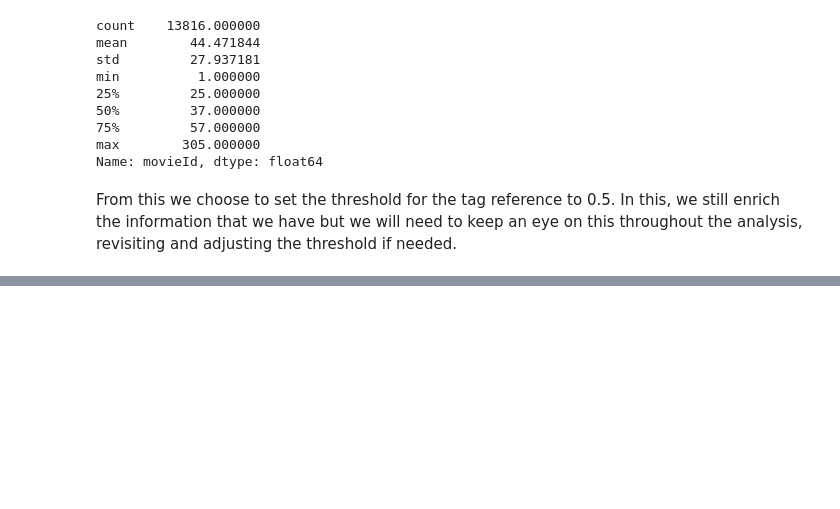
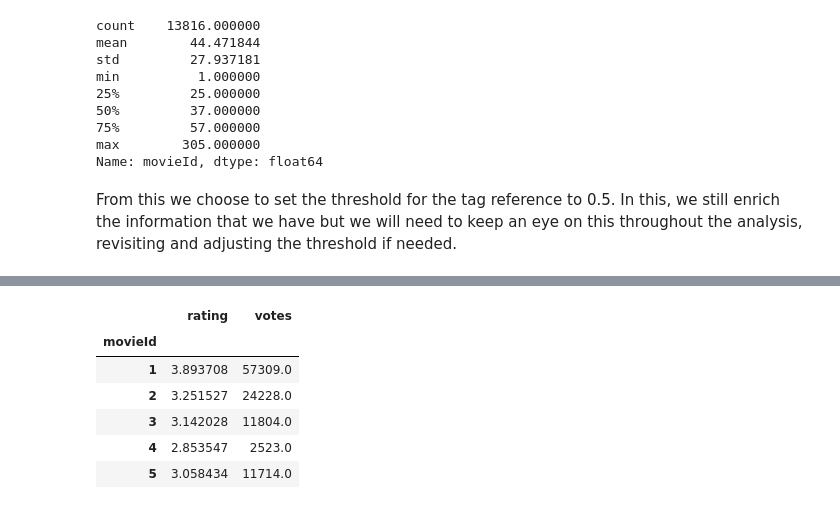
Before and after one commit to jh2048/movie_recommender, a Jupyter notebook: notebooks/collaborative_recommender.ipynb, the cells around one changed output, grey strips where cells are left out. Drawn from its saved outputs; the diff is of its cells as text; code cells hidden in the pictures; blank space fills up the shorter version.

```diff
--- a/notebooks/collaborative_recommender.ipynb
+++ b/notebooks/collaborative_recommender.ipynb
@@ -274,0 +301,11 @@ From this we choose to set the threshold for the tag reference to 0.5. In this,
+# %%
+movie_dataframe_grouped = movie_dataframe.groupby('movieId')['rating', 'votes'].mean()
+movie_dataframe_grouped.head()
+# %% [output]
+|  | rating | votes |
+| movieId |  |  |
+| 1 | 3.893708 | 57309.0 |
+| 2 | 3.251527 | 24228.0 |
+| 3 | 3.142028 | 11804.0 |
+| 4 | 2.853547 | 2523.0 |
+| 5 | 3.058434 | 11714.0 |
```
Also changed, not shown: parts of 7 cells of this notebook.
